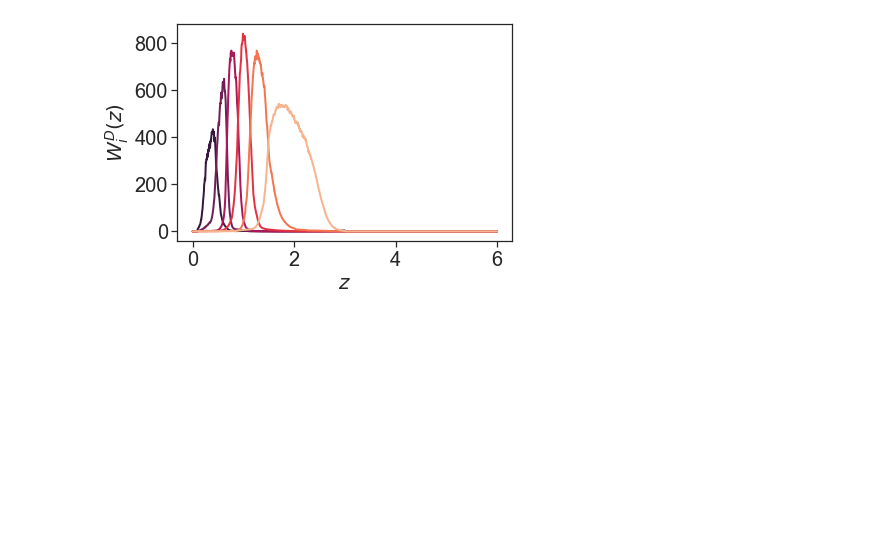
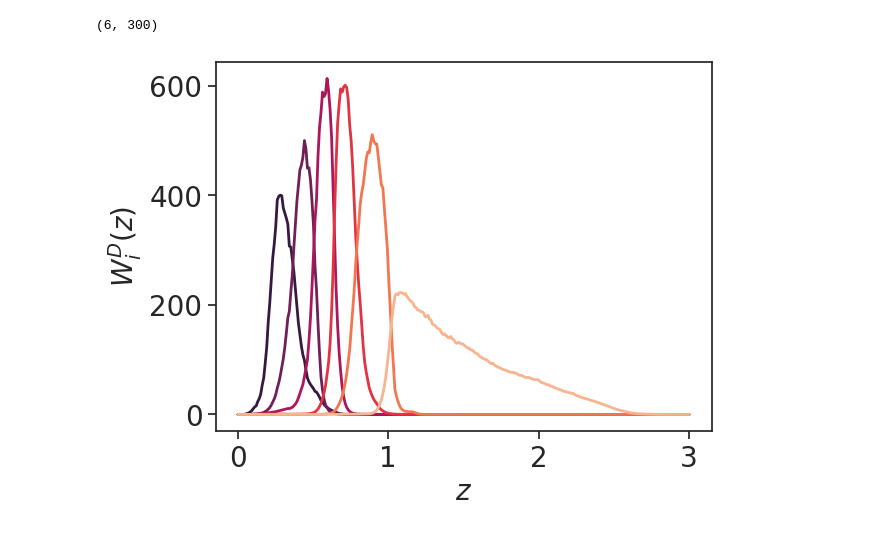
Before and after one commit to cloe-org/cloelib, a Jupyter notebook: notebooks/observables/photo.ipynb, the cells around one changed output. Cells and saved outputs as stored; diff of their text form; code cells hidden in the pictures; blank space fills up the shorter version.

```diff
--- a/notebooks/observables/photo.ipynb
+++ b/notebooks/observables/photo.ipynb
@@ -62,6 +68,14 @@ dndz_she_norm = deepcopy(dndz_she)
 for key in dndz_she.keys():
     dndz_she_norm[key] = dndz_she[key] / integrate.trapezoid(
                         dndz_she[key], z_she)
+
+
+
+my_dndz_pos = np.vstack(list(dndz_pos_norm.values()))
+myz = np.linspace(1e-3, 3., 300)
+my_dndz_pos_norm = np.zeros([6, 300])
+for i in range(6):
+    my_dndz_pos_norm[i,:] = np.interp(myz, z_pos, my_dndz_pos[i,:])
 # %%
 # Plot the dndz
 i = 0
@@ -97,6 +111,7 @@ w = -1
 wa = 0
 
 background = JAXBackground(H0=H0,Omc=Omc,Omb=Omb, w=w, wa=wa, sigma8=sigma8, Omk = 0.0, ns = 0.96, gamma_MG = 0.545)
+background = JAXBackground(67.74, 0.0486, 0.2589, 0.0, 0.8159, 0.9667, -1.0, 0.0, 0.55)
 # %%
 # Initialize Linear and NonLinearPerturbations
 linear_pert = JAXLinearPerturbations(background)
@@ -104,23 +130,26 @@ nonlinear_pert = JAXNonLinearPerturbations(linear_pert)
 # %%
-
 tracer_she = photo.ShearTracer(nonlinear_pert,
-                            dndz=dndz_she_norm,
+                            dndz=my_dndz_pos_norm,
                             z = z_she,
                             intrinsic_aligment_model='zNLA',
                             nuisance_params={'param1': 1.0})
 
 tracer_pos = photo.PositionsTracer(nonlinear_pert,
-                            dndz=dndz_she_norm,
-                            z = z_pos,
+                            dndz=my_dndz_pos_norm,
+                            z = myz,
                             magnification_bias_model = 'linear',
                             galaxy_bias_model= 'linear',
                             nuisance_params={'param1': 1.0})
+# %%
+tracer_pos.get_window_positions(myz).shape
+# %% [output]
+(6, 300)
 # %%
 # Careful about the units of H(z)
 # Note the D for positions (euclidlib internal map pointer :) )
 for i in dndz_pos.keys():
-    plt.plot(z_pos, tracer_pos.get_window_positions(z_pos)[i-1], linewidth=2, color=sns.color_palette("rocket", len(dndz_pos.keys()))[i-1])
+    plt.plot(myz, tracer_pos.get_window_positions(myz)[i-1], linewidth=2, color=sns.color_palette("rocket", len(dndz_pos.keys()))[i-1])
 plt.xlabel(r'$z$')
 plt.ylabel(r'$W^D_i(z)$');
 # %% [output]
-[figure, old version]
+[figure, new version]
```
Also changed, not shown: parts of 9 cells of this notebook, 9 other files.
